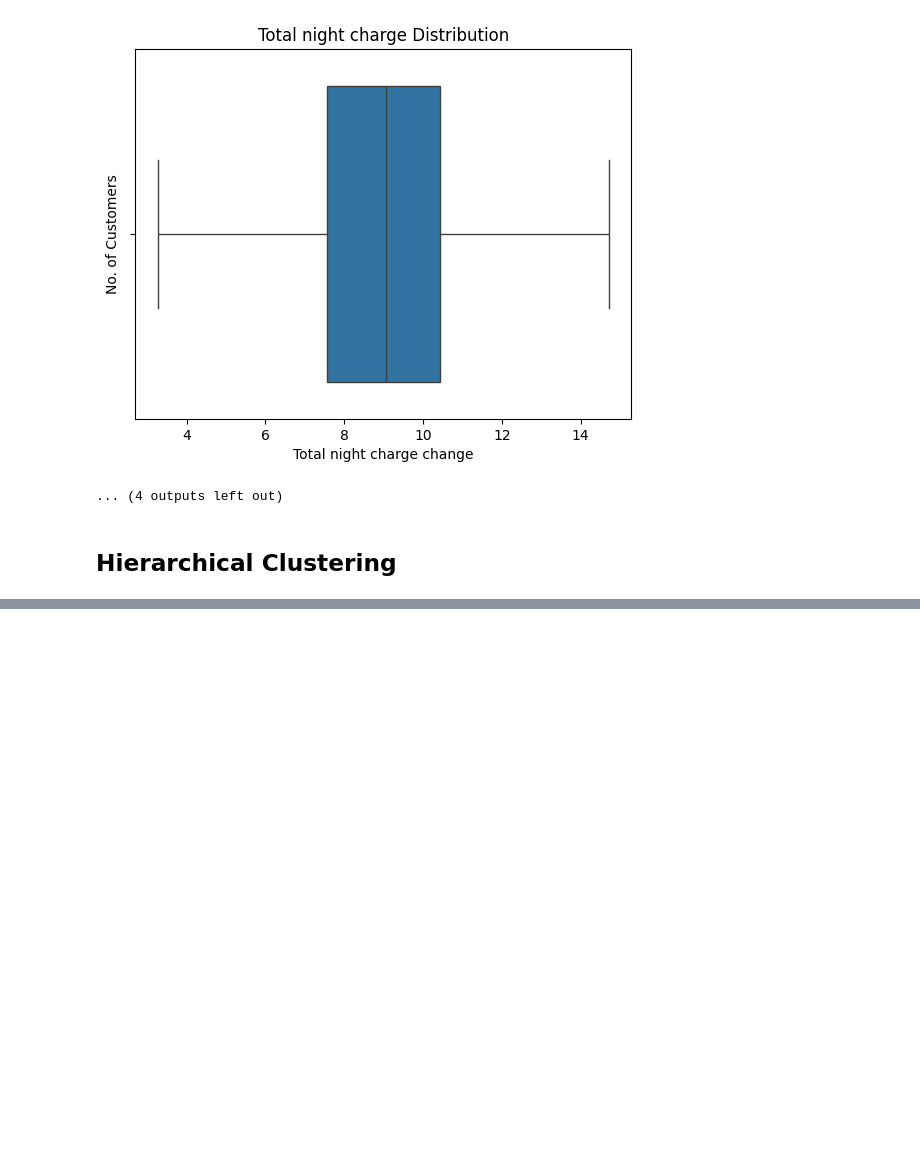
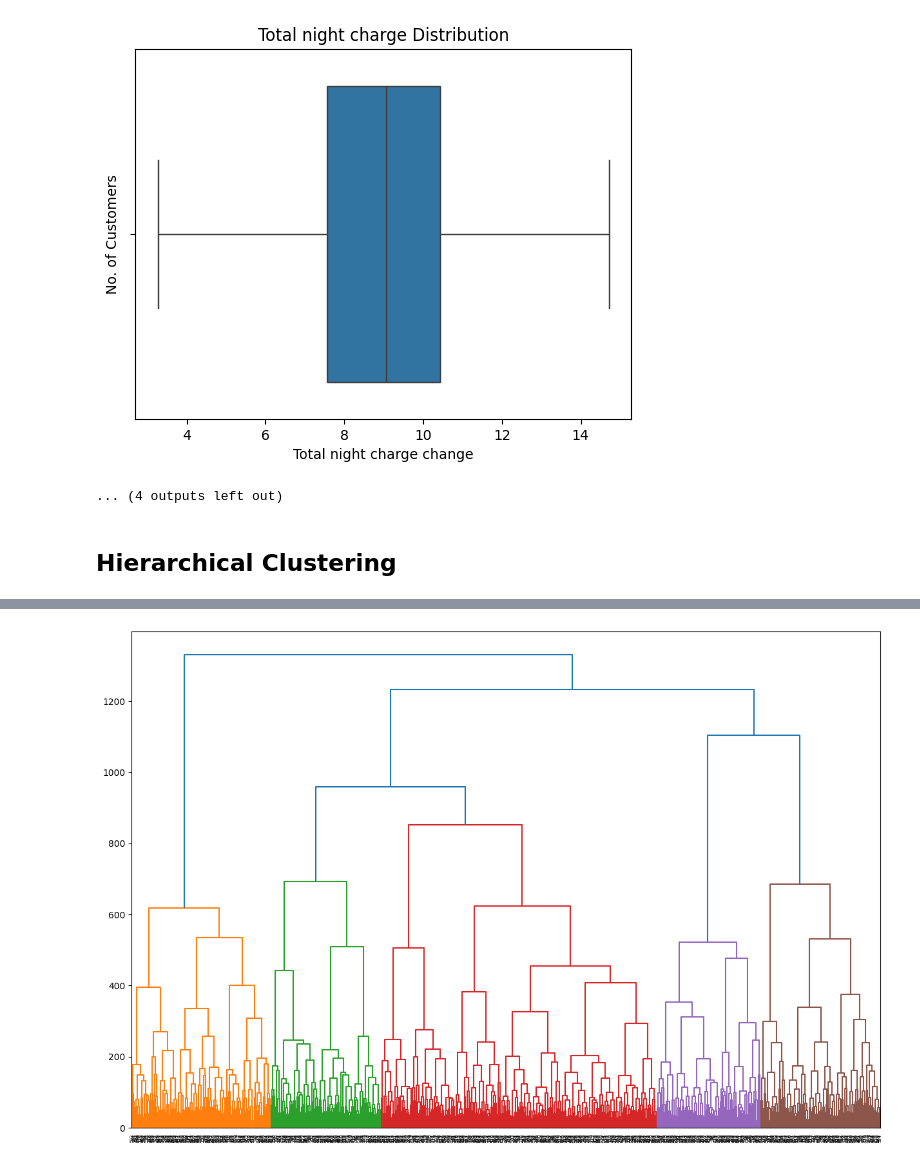
Before and after one commit to NikitaaArora/Ineuron, a Jupyter notebook: ML/Clustering/clustering_Teldata.ipynb, the cells around one changed output, grey strips where cells are left out. Cells and saved outputs as stored; diff of their text form; code cells hidden in the pictures; blank space fills up the shorter version.

```diff
--- a/ML/Clustering/clustering_Teldata.ipynb
+++ b/ML/Clustering/clustering_Teldata.ipynb
@@ -216,0 +237,3 @@ def remove_outlier(col):
+# %%
+# remove churn column from here as that is the target variable. its not required to be there. remove it.
+Tel_Data.drop(columns = ['Unnamed: 20', 'Unnamed: 21', 'Unnamed: 22','Churn'],axis =1, inplace = True)
@@ -216,0 +273,3 @@ def remove_outlier(col):
+# %%
+Tel_Data.drop('State', axis=1,inplace= True)
+#dropping this as there are a lot of unique states and chnaging them to numerical variables will become a lot harder.
@@ -216,0 +285,2 @@ def remove_outlier(col):
+# %%
+Tel_Data.replace(to_replace = ['No','Yes'],value= [0,1],inplace= True)
@@ -216,0 +326,10 @@ def remove_outlier(col):
+# %%
+wardlink = linkage(Tel_Data, method='ward') #distance between the two points.
+# %%
+plt.figure(figsize = (15,10))
+dendrogram(wardlink); # ; gives refined output and not calci
+
+# now this one shows how all the clusters have been made from the very start.
+# when no cluster was made.
+# %% [output]
+[figure, added]
```
Also changed, not shown: parts of 21 cells of this notebook, 1 other file.
